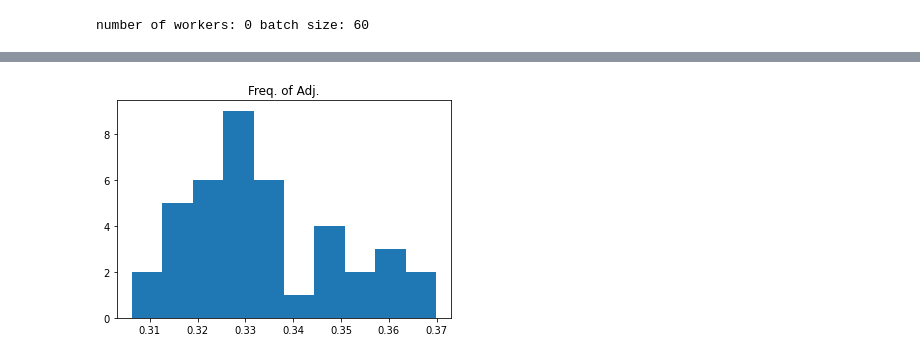
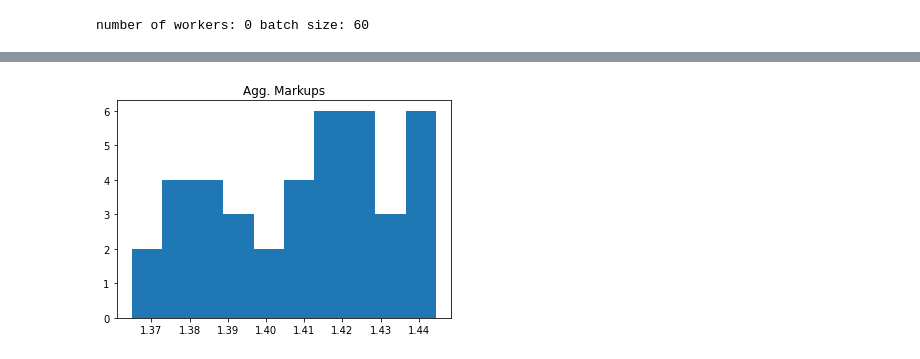
Before and after one commit to marketsAI/marketsAI, a Jupyter notebook: marketsai/mon_policy/run_Nov28_1.ipynb, the cells around one changed output, grey strips where cells are left out. Drawn from its saved outputs; the diff is of its cells as text; code cells hidden in the pictures.

```diff
--- a/marketsai/mon_policy/run_Nov28_1.ipynb
+++ b/marketsai/mon_policy/run_Nov28_1.ipynb
@@ -34,8 +34,8 @@ import random
 """ STEP 0: Experiment configs """
 
 # global configss
-DATE = "Nov28_"
-ENV_LABEL = "mon_infin_"
+DATE = "Nov29_"
+ENV_LABEL = "mon_infin"
 OBS_IDSHOCK = False
 INFL_REGIME = "low"
 NATIVE = False
@@ -85,7 +85,7 @@ else:
 n_firms_LIST = [2]  # list with number of agents for each run
 n_inds_LIST = [200]
 ITERS_TEST = 10  # number of iteration for test
-ITERS_RUN = 2500  # number of iteration for fullrun
+ITERS_RUN = 1000  # number of iteration for fullrun
 
 
 # Other economic Hiperparameteres.
@@ -129,7 +129,7 @@ else:
 # checkpointing, evaluation during trainging and stopage
 CHKPT_FREQ = 1000
 if TEST:
-    EVAL_HORIZON = 50
+    EVAL_HORIZON = 60
     EVAL_INTERVAL = ITERS_TEST
     EVAL_EPISODES = 1
     SIMUL_EPISODES = 1
@@ -186,6 +186,7 @@ class MyCallbacks(DefaultCallbacks):
         )
         episode.user_data["rewards"] = []
         episode.user_data["markup_ij_avge"] = []
+        episode.user_data["markup_agg"] = []
         episode.user_data["freq_p_adj"] = []
         episode.user_data["size_adj"] = []
         episode.user_data["log_c"] = []
@@ -205,6 +206,9 @@ class MyCallbacks(DefaultCallbacks):
 
             episode.user_data["markup_ij_avge"].append(
                 episode.last_info_for(0)["mean_mu_ij"]
+            )
+            episode.user_data["markup_agg"].append(
+                episode.last_info_for(0)["mu"]
             )
             episode.user_data["freq_p_adj"].append(
                 episode.last_info_for(0)["move_freq"]
@@ -233,6 +237,9 @@ class MyCallbacks(DefaultCallbacks):
         )
         episode.custom_metrics["mean_markup_ij"] = np.mean(
             episode.user_data["markup_ij_avge"]
+        )
+        episode.custom_metrics["mean_mu_agg"] = np.mean(
+            episode.user_data["markup_agg"]
         )
         episode.custom_metrics["freq_p_adj"] = np.mean(episode.user_data["freq_p_adj"])
         episode.custom_metrics["size_adj"] = np.mean(episode.user_data["size_adj"])
@@ -749,15 +765,18 @@ if RUN_ANALYSIS:
     checkpoints = exp_dict["checkpoints"][0]
     results = {
         "Markups": np.array(results_data[1][0]),
-        "Freq. of Adj.": np.array(results_data[2][0]),
-        "Size of Adj.": np.array(results_data[3][0]),
-        "S.D. of log C": np.array(results_data[4][0]),
-        "Profits": np.array(results_data[5][0]),
+        "Agg. Markups": np.array(results_data[2][0]),
+        "Freq. of Adj.": np.array(results_data[3][0]),
+        "Size of Adj.": np.array(results_data[4][0]),
+        "S.D. of log C": np.array(results_data[5][0]),
+        "Profits": np.array(results_data[6][0]),
     }
 
     results_stats = {
         "Mean Markups": np.mean(results["Markups"]),
         "S.D. Markups": np.std(results["Markups"]),
+        "Mean Agg. Markups": np.mean(results["Agg. Markups"]),
+        "S.D. Agg. Markups": np.std(results["Agg. Markups"]),
         "Mean Freq. of Adj.": np.mean(results["Freq. of Adj."]),
         "S.D. Freq. of Adj.": np.std(results["Freq. of Adj."]),
         "Mean Size of Adj.": np.mean(results["Size of Adj."]),
@@ -771,6 +790,7 @@ if RUN_ANALYSIS:
     results_list = [
         [
             results["Markups"][i],
+            results["Agg. Markups"][i],
             results["Freq. of Adj."][i],
             results["Size of Adj."][i],
             results["S.D. of log C"][i],
@@ -819,7 +839,8 @@ if RUN_ANALYSIS:
     if CHKPT_SELECT_MANUAL:
         selected_id = CHKPT_id
 
-    print("Selected chekpoint;", results_list[selected_id])
+    selected_stats = results_list[selected_id]
+    print("Selected chekpoint;", selected_stats)
     INPUT_PATH_CHECKPOINT = checkpoints[selected_id]
 
     print("results_stats:", results_stats)
@@ -839,7 +860,7 @@ if RUN_ANALYSIS:
 
     shutdown()
     init(
-        num_cpus=10,
+        num_cpus=47,
         log_to_driver=False,
     )
 
@@ -857,21 +878,21 @@ if RUN_ANALYSIS:
     if not OBS_IDSHOCK:
         obs_reaction_lowmu = [
             np.array(
-                [markup[i], 1.2] + [1.165, math.e ** env.params["log_g_bar"]],
+                [markup[i], 1.2] + [selected_stats[1], math.e ** env.params["log_g_bar"]],
                 dtype=np.float32,
             )
             for i in range(20)
         ]
         obs_reaction_medmu = [
             np.array(
-                [markup[i], 1.3] + [1.165, math.e ** env.params["log_g_bar"]],
+                [markup[i], selected_stats[0]] + [selected_stats[1], math.e ** env.params["log_g_bar"]],
                 dtype=np.float32,
             )
             for i in range(20)
         ]
         obs_reaction_highmu = [
             np.array(
-                [markup[i], 1.5] + [1.165, math.e ** env.params["log_g_bar"]],
+                [markup[i], 1.5] + [selected_stats[1], math.e ** env.params["log_g_bar"]],
                 dtype=np.float32,
             )
             for i in range(20)
@@ -879,21 +900,21 @@ if RUN_ANALYSIS:
     else:
         obs_reaction_lowmu = [
             np.array(
-                [markup[i], 1.2, 1, 1] + [1.165, math.e ** env.params["log_g_bar"]],
+                [markup[i], 1.2, 1, 1] + [selected_stats[1], math.e ** env.params["log_g_bar"]],
                 dtype=np.float32,
             )
             for i in range(20)
         ]
         obs_reaction_medmu = [
             np.array(
-                [markup[i], 1.3, 1, 1] + [1.165, math.e ** env.params["log_g_bar"]],
+                [markup[i], selected_stats[0], 1, 1] + [selected_stats[1], math.e ** env.params["log_g_bar"]],
                 dtype=np.float32,
             )
             for i in range(20)
         ]
         obs_reaction_highmu = [
             np.array(
-                [markup[i], 1.5, 1, 1] + [1.165, math.e ** env.params["log_g_bar"]],
+                [markup[i], 1.5, 1, 1] + [selected_stats[1], math.e ** env.params["log_g_bar"]],
                 dtype=np.float32,
             )
             for i in range(20)
@@ -923,7 +944,7 @@ if RUN_ANALYSIS:
     plt.plot(x, move_prob_medmu,'-+')
     plt.plot(x, move_prob_highmu, '-x')
     plt.axvline(x=1.2, linestyle='--')
-    plt.axvline(x=1.3, linestyle='--')
+    plt.axvline(x=selected_stats[0], linestyle='--')
     plt.axvline(x=1.5, linestyle='--')
     plt.legend(
         ["Low Competition Markup", "Med Competition Markup", "High Competition Markup"]
@@ -941,7 +962,7 @@ if RUN_ANALYSIS:
     plt.plot(x, reset_medmu,'-+')
     plt.plot(x, reset_highmu,'-x')
     plt.axvline(x=1.2, linestyle='--')
-    plt.axvline(x=1.3, linestyle='--')
+    plt.axvline(x=selected_stats[0], linestyle='--')
     plt.axvline(x=1.5, linestyle='--')
     plt.legend(
         ["Low Competition Markup", "Med Competition Markup", "High Competition Markup"]
@@ -980,28 +1001,28 @@ if RUN_ANALYSIS:
     # print(mon_policy)
     if not OBS_IDSHOCK:
         obs_monpol_lowmu = [
-            np.array([1.2, 1.3] + [1.165, mon_policy[i]], dtype=np.float32)
+            np.array([1.2, selected_stats[0]] + [selected_stats[1], mon_policy[i]], dtype=np.float32)
             for i in range(20)
         ]
         obs_monpol_medmu = [
-            np.array([1.3, 1.3] + [1.165, mon_policy[i]], dtype=np.float32)
+            np.array([selected_stats[0], selected_stats[0]] + [selected_stats[1], mon_policy[i]], dtype=np.float32)
             for i in range(20)
         ]
         obs_monpol_highmu = [
-            np.array([1.5, 1.3] + [1.165, mon_policy[i]], dtype=np.float32)
+            np.array([1.5, selected_stats[0]] + [selected_stats[1], mon_policy[i]], dtype=np.float32)
             for i in range(20)
         ]
     else:
         obs_monpol_lowmu = [
-            np.array([1.2, 1.3, 1, 1] + [1.165, mon_policy[i]], dtype=np.float32)
+            np.array([1.2, selected_stats[0], 1, 1] + [selected_stats[1], mon_policy[i]], dtype=np.float32)
             for i in range(20)
         ]
         obs_monpol_medmu = [
-            np.array([1.3, 1.3, 1, 1] + [1.165, mon_policy[i]], dtype=np.float32)
+            np.array([selected_stats[0], selected_stats[0], 1, 1] + [selected_stats[1], mon_policy[i]], dtype=np.float32)
             for i in range(20)
         ]
         obs_monpol_highmu = [
-            np.array([1.5, 1.3, 1, 1] + [1.165, mon_policy[i]], dtype=np.float32)
+            np.array([1.5, selected_stats[0], 1, 1] + [selected_stats[1], mon_policy[i]], dtype=np.float32)
             for i in range(20)
         ]
 
@@ -1072,21 +1093,21 @@ if RUN_ANALYSIS:
     if not OBS_IDSHOCK:
         obs_reaction_lowmu = [
             np.array(
-                [1.2, markup[i]] + [1.165, math.e ** env.params["log_g_bar"]],
+                [1.2, markup[i]] + [selected_stats[1], math.e ** env.params["log_g_bar"]],
                 dtype=np.float32,
             )
             for i in range(20)
         ]
         obs_reaction_medmu = [
             np.array(
-                [1.3, markup[i]] + [1.165, math.e ** env.params["log_g_bar"]],
+                [selected_stats[0], markup[i]] + [selected_stats[1], math.e ** env.params["log_g_bar"]],
                 dtype=np.float32,
             )
             for i in range(20)
         ]
         obs_reaction_highmu = [
             np.array(
-                [1.5, markup[i]] + [1.165, math.e ** env.params["log_g_bar"]],
+                [1.5, markup[i]] + [selected_stats[1], math.e ** env.params["log_g_bar"]],
                 dtype=np.float32,
             )
             for i in range(20)
@@ -1094,21 +1115,21 @@ if RUN_ANALYSIS:
     else:
         obs_reaction_lowmu = [
             np.array(
-                [1.2, markup[i], 1, 1] + [1.165, math.e ** env.params["log_g_bar"]],
+                [1.2, markup[i], 1, 1] + [selected_stats[1], math.e ** env.params["log_g_bar"]],
                 dtype=np.float32,
             )
             for i in range(20)
         ]
         obs_reaction_medmu = [
             np.array(
-                [1.3, markup[i], 1, 1] + [1.165, math.e ** env.params["log_g_bar"]],
+                [selected_stats[0], markup[i], 1, 1] + [selected_stats[1], math.e ** env.params["log_g_bar"]],
                 dtype=np.float32,
             )
             for i in range(20)
         ]
         obs_reaction_highmu = [
             np.array(
-                [1.5, markup[i], 1, 1] + [1.165, math.e ** env.params["log_g_bar"]],
+                [1.5, markup[i], 1, 1] + [selected_stats[1], math.e ** env.params["log_g_bar"]],
                 dtype=np.float32,
             )
             for i in range(20)
@@ -1138,7 +1159,7 @@ if RUN_ANALYSIS:
     plt.plot(x, move_prob_medmu,'-+')
     plt.plot(x, move_prob_highmu,'-x')
     plt.axvline(x=1.2, linestyle='--')
-    plt.axvline(x=1.3, linestyle='--')
+    plt.axvline(x=selected_stats[0], linestyle='--')
     plt.axvline(x=1.5, linestyle='--')
     plt.ylim([0, 0.4])
     plt.legend(["Low Markup Firms", "Med Markup Firms", "High Markup Firms"])
@@ -1154,7 +1175,7 @@ if RUN_ANALYSIS:
     plt.plot(x, reset_medmu,'-+')
     plt.plot(x, reset_highmu,'-x')
     plt.axvline(x=1.2, linestyle='--')
-    plt.axvline(x=1.3, linestyle='--')
+    plt.axvline(x=selected_stats[0], linestyle='--')
     plt.axvline(x=1.5, linestyle='--')
     plt.legend(["Low Markup Firms", "Med Markup Firms", "High Markup Firms"])
     plt.xlabel("Markup of Competition")
@@ -1219,14 +1240,14 @@ if RUN_ANALYSIS:
 
         obs_reaction_zshock = [
             np.array(
-                [1.4, markup_z[i], 1, z[i]] + [1.165, math.e ** env.params["log_g_bar"]],
+                [selected_stats[0], markup_z[i], 1, z[i]] + [selected_stats[1], math.e ** env.params["log_g_bar"]],
                 dtype=np.float32,
             )
             for i in range(20)
         ]
         obs_reaction_stratdev = [
             np.array(
-                [1.4, markup_z[i], 1, 1] + [1.165, math.e ** env.params["log_g_bar"]],
+                [selected_stats[0], markup_z[i], 1, 1] + [selected_stats[1], math.e ** env.params["log_g_bar"]],
                 dtype=np.float32,
             )
             for i in range(20)
@@ -1312 +1333 @@ results_stats: {'Mean Markups': 1.5490763930207128, 'S.D. Markups': 0.0193117774
-[figure, old version]
+[figure, new version]
```
Also changed, not shown: parts of 5 cells of this notebook, 3 other files.
